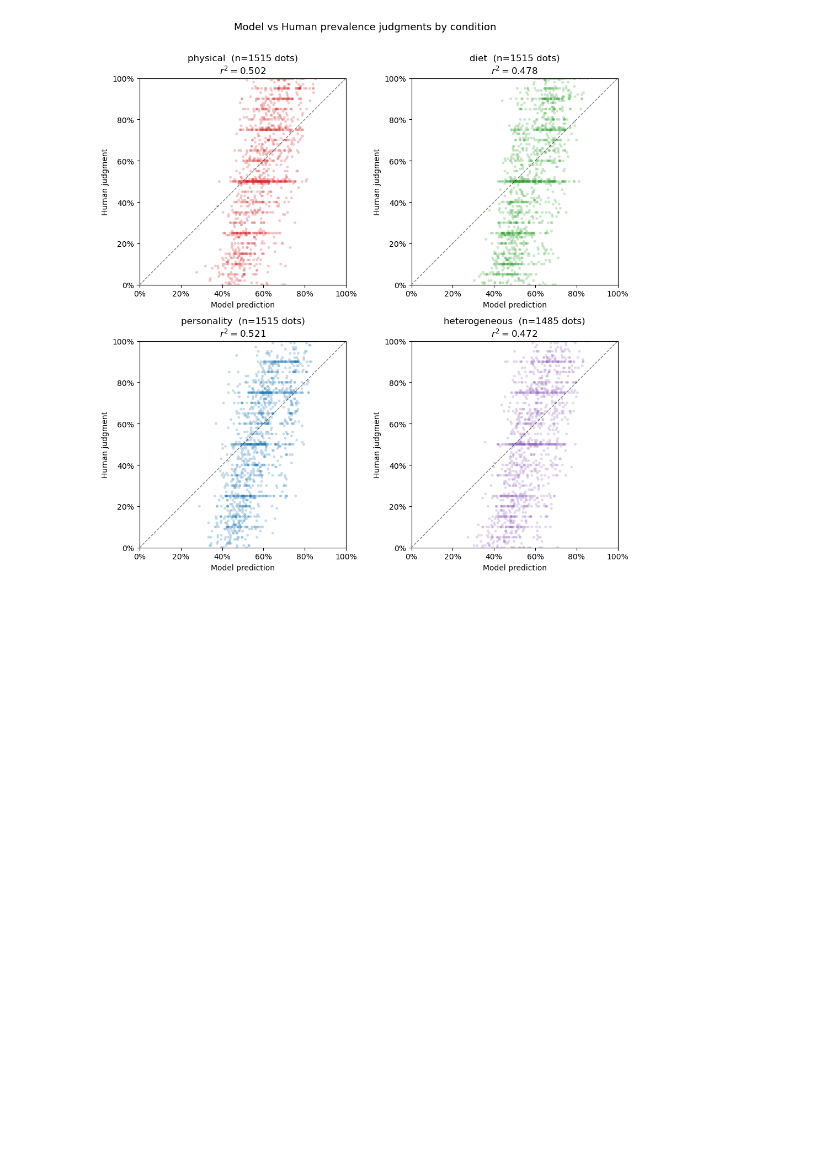
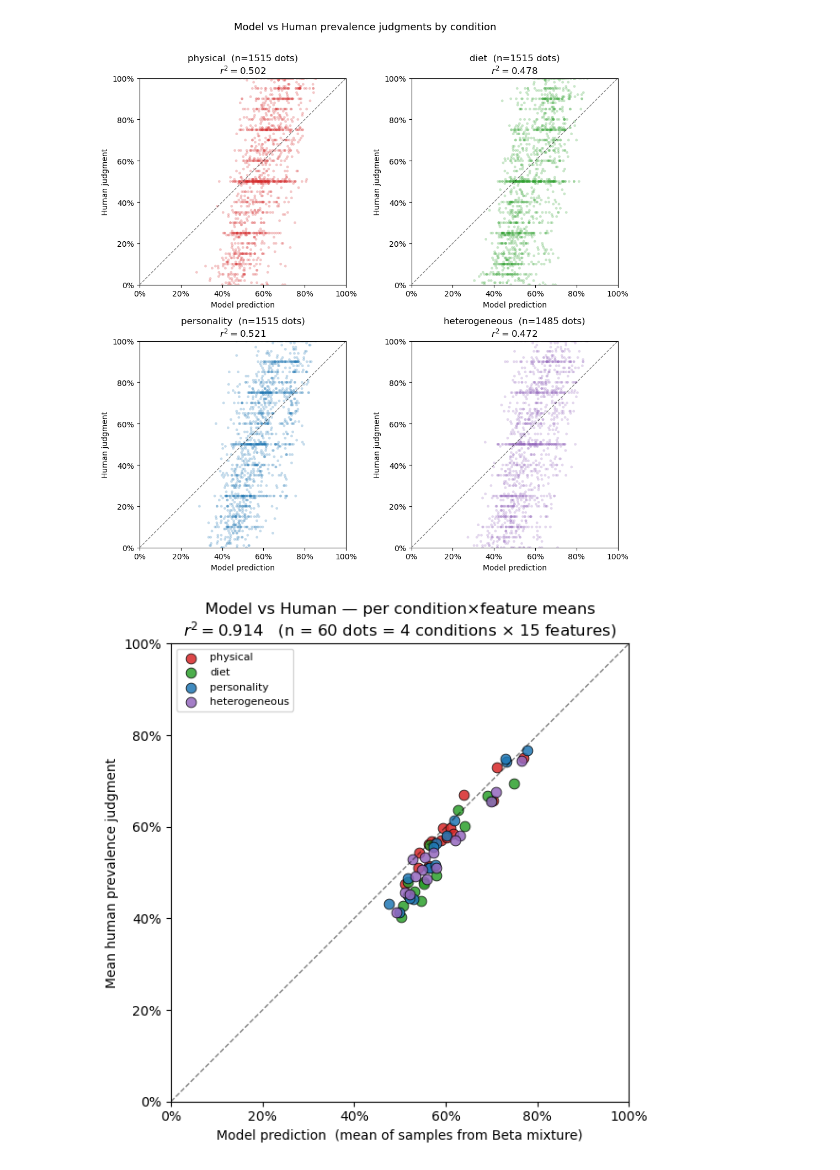
Before and after one commit to mariannazhang/compgenerics, a Jupyter notebook: model/gp/model-gp-study9.ipynb, the cells around one changed output. Saved outputs shown, nothing was run; the diff lists cells and outputs as text; code cells hidden in the pictures; blank space fills up the shorter version.

Commit message:
adding scatterplots taking the means of participant prevalence judgments for each feature and comparing to sampled means of model judgments for each feature

```diff
--- a/model/gp/model-gp-study9.ipynb
+++ b/model/gp/model-gp-study9.ipynb
@@ -1889,3 +1889,87 @@ plt.tight_layout()
 plt.show()
 # %% [output]
 [figure]
+# %%
+# ── Scatterplot: sampled from linking function vs human prevalence judgments ──
+#
+# Comparing one sample per participant×feature is too noisy (both axes).
+# Instead we aggregate: mean model prediction per condition×feature (averaged
+# over N_SAMPLES draws) vs mean human response per condition×feature.
+# This matches the study-6 approach (df_prag_feature_means vs df_tidy_feature_means).
+
+N_SAMPLES = 500   # samples per participant×feature; mean over these → stable estimate
+rng = np.random.default_rng(42)
+
+# Build arrays: (N_participants × 15,) for mean sampled prediction
+# We average N_SAMPLES draws to get a stable per-participant×feature mean
+model_preds_sampled = []
+for r in results:
+    for j, col in enumerate(TEST_COLS):
+        feat   = CSV_TO_FEATURE[col]
+        pz1    = float(r['fitted_both_preds'][j])
+        params = feature_betas[feat]
+        # draw N_SAMPLES from the mixture, take mean
+        z    = rng.random(N_SAMPLES) < pz1
+        samp = np.where(z,
+                        rng.beta(params['alpha_kl'],  params['beta_kl'],  N_SAMPLES),
+                        rng.beta(params['alpha_nkl'], params['beta_nkl'], N_SAMPLES))
+        model_preds_sampled.append(samp.mean())
+
+model_preds_sampled = np.array(model_preds_sampled)
+
+# ── Aggregate to condition × feature means ────────────────────────────────
+feat_names   = [CSV_TO_FEATURE[col] for col in TEST_COLS]   # (15,) feature labels
+
+rows = []
+for r, mp in zip(results, model_preds_sampled.reshape(len(results), 15)):
+    for j, feat in enumerate(feat_names):
+        rows.append({'condition': r['condition'], 'feature': feat,
+                     'human': r['responses'][j], 'model': mp[j]})
+
+import pandas as pd
+df_scatter = pd.DataFrame(rows)
+df_feat_means = df_scatter.groupby(['condition', 'feature'])[['human', 'model']].mean().reset_index()
+
+# ── Overall r² ────────────────────────────────────────────────────────────
+r_all, _ = pearsonr(df_feat_means['model'], df_feat_means['human'])
+
+# ── Single combined plot ───────────────────────────────────────────────────
+fig, ax = plt.subplots(figsize=(6, 6))
+for cond in ['physical', 'diet', 'personality', 'heterogeneous']:
+    d = df_feat_means[df_feat_means['condition'] == cond]
+    ax.scatter(d['model'], d['human'], color=cond_colors[cond],
+               s=60, edgecolors='black', linewidths=0.6, alpha=0.85, label=cond)
+ax.plot([0, 1], [0, 1], 'k--', lw=1, alpha=0.5)
+ax.set_xlim(0, 1);  ax.set_ylim(0, 1)
+ax.set_aspect('equal')
+ax.set_xlabel('Model prediction  (mean of samples from Beta mixture)')
+ax.set_ylabel('Mean human prevalence judgment')
+ax.set_title(f'Model vs Human — per condition×feature means\n'
+             f'$r^2 = {r_all**2:.3f}$   (n = {len(df_feat_means)} dots = 4 conditions × 15 features)')
+ax.legend(fontsize=8)
+ax.xaxis.set_major_formatter(plt.matplotlib.ticker.PercentFormatter(1))
+ax.yaxis.set_major_formatter(plt.matplotlib.ticker.PercentFormatter(1))
+plt.tight_layout()
+plt.show()
+
+# ── 2×2 by condition ──────────────────────────────────────────────────────
+fig, axes = plt.subplots(2, 2, figsize=(10, 10))
+for idx, cond in enumerate(['physical', 'diet', 'personality', 'heterogeneous']):
+    ax = axes[idx // 2, idx % 2]
+    d  = df_feat_means[df_feat_means['condition'] == cond]
+    r_cond, _ = pearsonr(d['model'], d['human'])
+    ax.scatter(d['model'], d['human'], color=cond_colors[cond],
+               s=60, edgecolors='black', linewidths=0.6, alpha=0.85)
+    ax.plot([0, 1], [0, 1], 'k--', lw=1, alpha=0.5)
+    ax.set_xlim(0, 1);  ax.set_ylim(0, 1)
+    ax.set_aspect('equal')
+    ax.set_xlabel('Model prediction (sampled, mean)')
+    ax.set_ylabel('Mean human judgment')
+    ax.set_title(f'{cond}  (n={len(d)} features)\n$r^2 = {r_cond**2:.3f}$')
+    ax.xaxis.set_major_formatter(plt.matplotlib.ticker.PercentFormatter(1))
+    ax.yaxis.set_major_formatter(plt.matplotlib.ticker.PercentFormatter(1))
+plt.suptitle('Model vs Human — per-feature means, by condition', fontsize=13, y=1.01)
+plt.tight_layout()
+plt.show()
+# %% [output]
+[figure, added]
```
Also changed, not shown: parts of 4 cells of this notebook.
